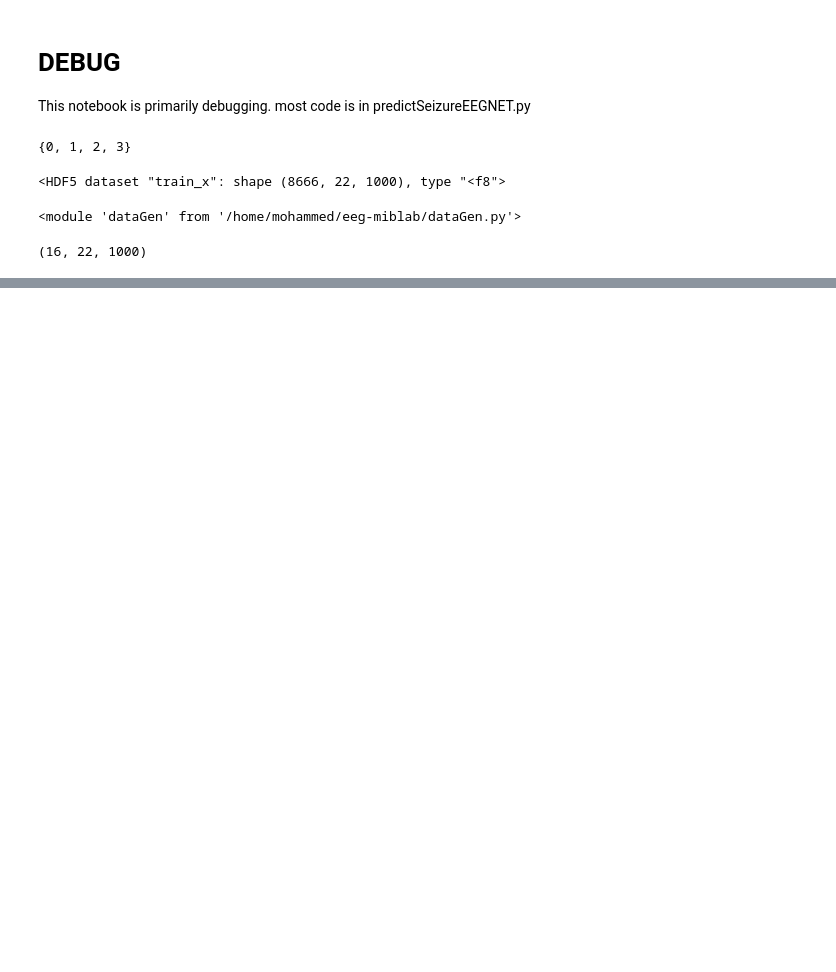
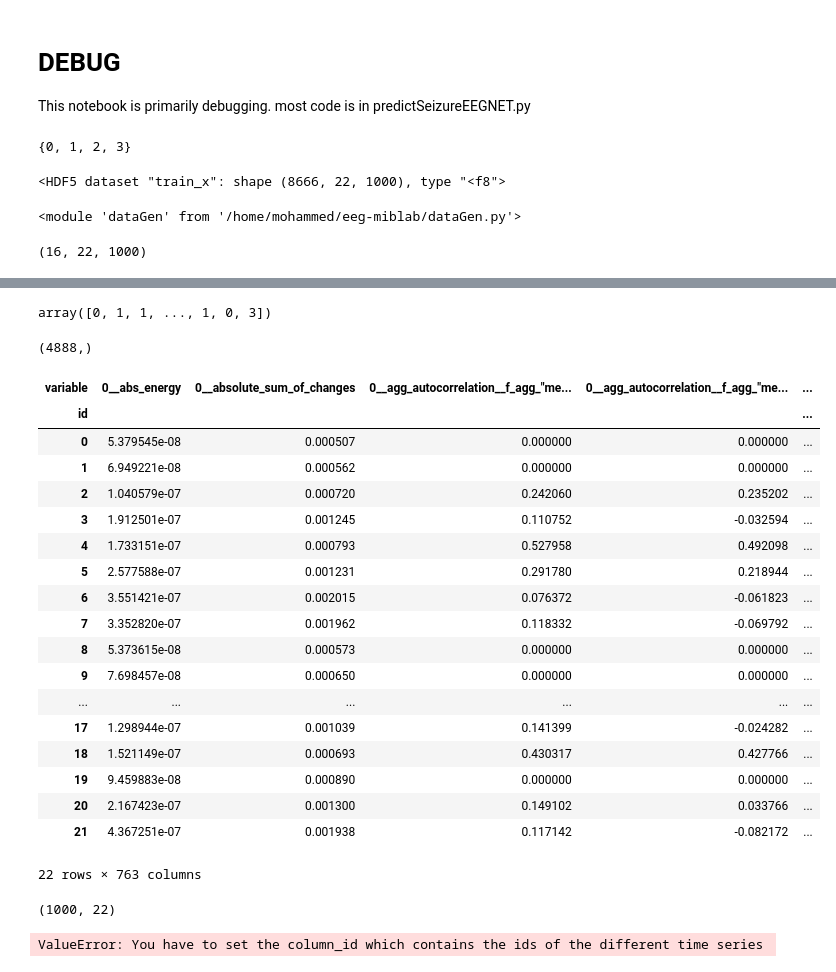
Before and after one commit to Saqibm128/eeg-tuh-miblab-baseline, a Jupyter notebook: DEBUG.ipynb, the cells around one changed output, grey strips where cells are left out. Saved outputs shown, nothing was run; the diff lists cells and outputs as text; code cells hidden in the pictures; blank space fills up the shorter version.

Commit message:
feature extraction

```diff
--- a/DEBUG.ipynb
+++ b/DEBUG.ipynb
@@ -54,0 +143,2 @@ testFile["`"][0].shape
+# %%
+all_dfs = pkl.load(open("extracted_train_features.pkl", "rb"))
@@ -54,0 +152,2 @@ testFile["`"][0].shape
+# %%
+all_dfs = np.array([all_dfs[i].unstack().values for i in range(len(all_dfs))])
@@ -54,0 +160,2 @@ testFile["`"][0].shape
+# %%
+all_dfs = pd.DataFrame(all_dfs)
@@ -54,0 +185,4 @@ testFile["`"][0].shape
+# %%
+train_y
+# %% [output]
+array([0, 1, 1, ..., 1, 0, 3])
@@ -54,0 +193,4 @@ testFile["`"][0].shape
+# %%
+chosen_features
+# %% [output]
+(4888,)
@@ -54,0 +199,26 @@ testFile["`"][0].shape
+# %%
+all_dfs[0]
+# %% [output]
+| variable | 0__abs_energy | 0__absolute_sum_of_changes | 0__agg_autocorrelation__f_agg_"me... | 0__agg_autocorrelation__f_agg_"me... | ... |
+| id |  |  |  |  | ... |
+| 0 | 5.379545e-08 | 0.000507 | 0.000000 | 0.000000 | ... |
+| 1 | 6.949221e-08 | 0.000562 | 0.000000 | 0.000000 | ... |
+| 2 | 1.040579e-07 | 0.000720 | 0.242060 | 0.235202 | ... |
+| 3 | 1.912501e-07 | 0.001245 | 0.110752 | -0.032594 | ... |
+| 4 | 1.733151e-07 | 0.000793 | 0.527958 | 0.492098 | ... |
+| 5 | 2.577588e-07 | 0.001231 | 0.291780 | 0.218944 | ... |
+| 6 | 3.551421e-07 | 0.002015 | 0.076372 | -0.061823 | ... |
+| 7 | 3.352820e-07 | 0.001962 | 0.118332 | -0.069792 | ... |
+| 8 | 5.373615e-08 | 0.000573 | 0.000000 | 0.000000 | ... |
+| 9 | 7.698457e-08 | 0.000650 | 0.000000 | 0.000000 | ... |
+| ... | ... | ... | ... | ... | ... |
+| 17 | 1.298944e-07 | 0.001039 | 0.141399 | -0.024282 | ... |
+| 18 | 1.521149e-07 | 0.000693 | 0.430317 | 0.427766 | ... |
+| 19 | 9.459883e-08 | 0.000890 | 0.000000 | 0.000000 | ... |
+| 20 | 2.167423e-07 | 0.001300 | 0.149102 | 0.033766 | ... |
+| 21 | 4.367251e-07 | 0.001938 | 0.117142 | -0.082172 | ... |
+22 rows × 763 columns
+# %%
+eeg.shape
+# %% [output]
+(1000, 22)
@@ -54,0 +230,4 @@ testFile["`"][0].shape
+# %%
+extract_features(train_x)
+# %% [output]
+ValueError: You have to set the column_id which contains the ids of the different time series
```
Also changed, not shown: parts of 38 cells of this notebook, 6 other files.
